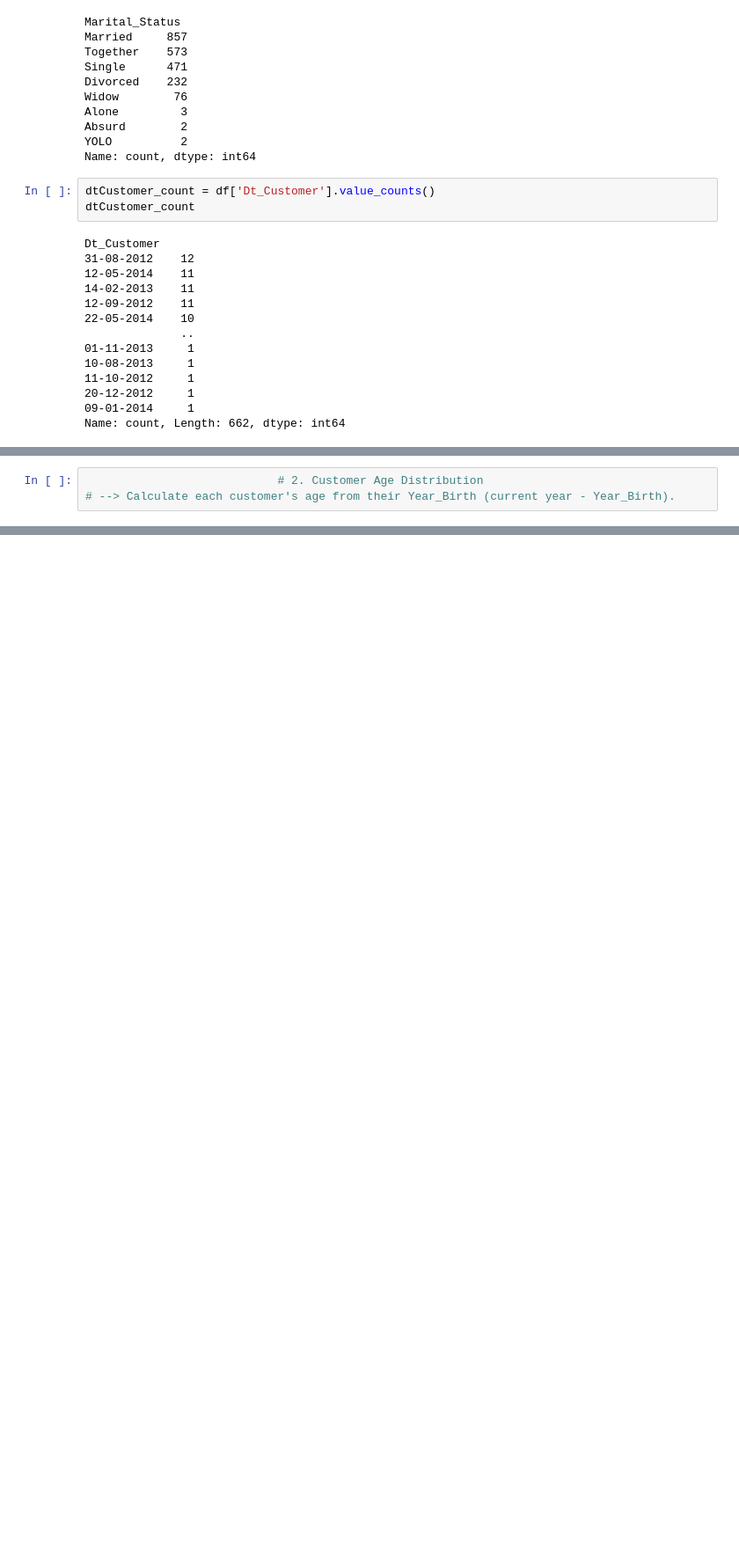
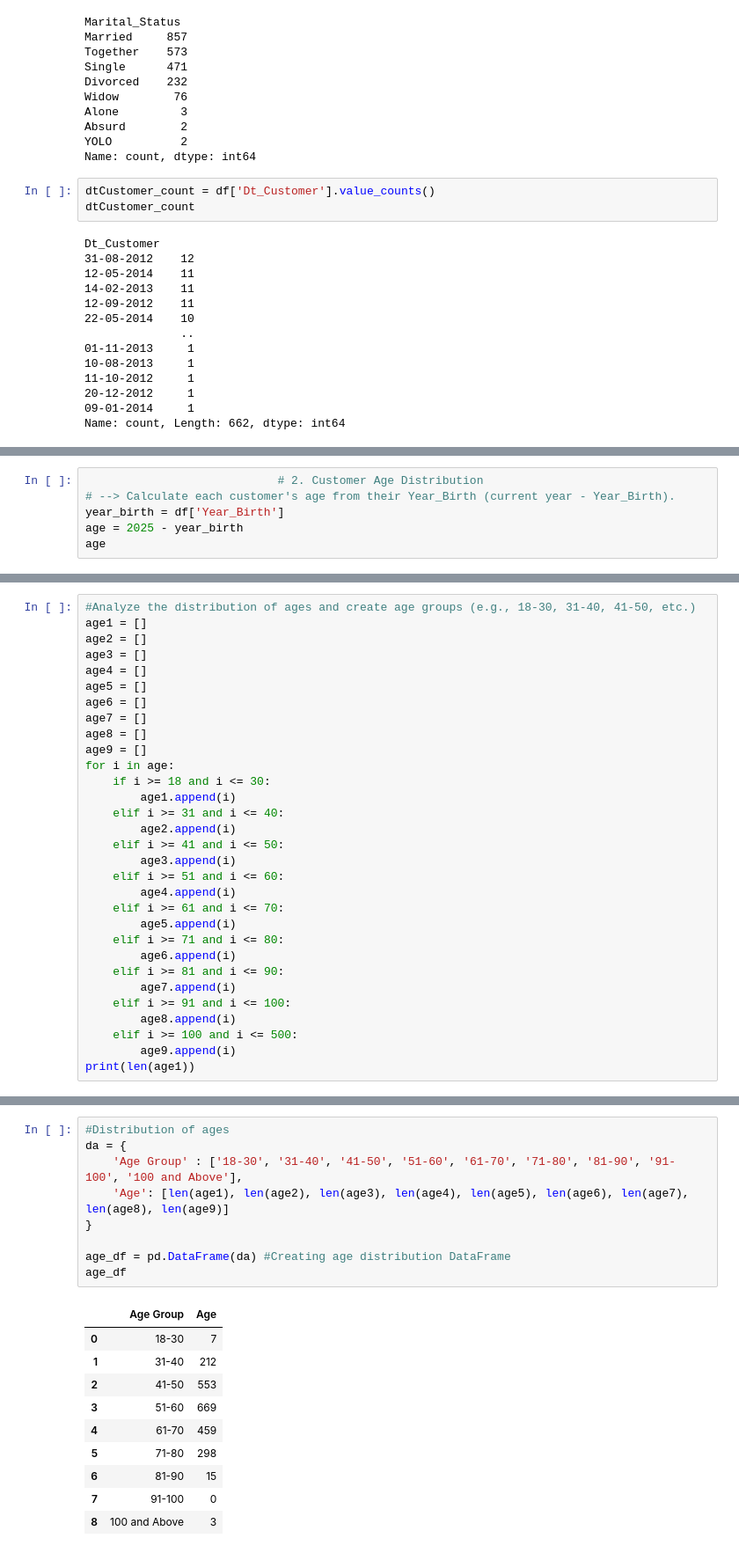
Before and after one commit to CisseBenn/Customer-Personality-Analysis, a Jupyter notebook: main.ipynb, the cells around one changed output, grey strips where cells are left out. Shown at 88% size. Saved outputs shown, nothing was run; the diff lists cells and outputs as text; blank space fills up the shorter version.

Commit message:
Update main.ipynb
Customer age distribution

```diff
--- a/main.ipynb
+++ b/main.ipynb
@@ -273,3 +271,6 @@ Name: proportion, dtype: int64
 # %%
                             # 2. Customer Age Distribution
 # --> Calculate each customer's age from their Year_Birth (current year - Year_Birth).
+year_birth = df['Year_Birth']
+age = 2025 - year_birth
+age
@@ -275,0 +290,31 @@ Name: proportion, dtype: int64
+# %%
+#Analyze the distribution of ages and create age groups (e.g., 18-30, 31-40, 41-50, etc.)
+age1 = []
+age2 = []
+age3 = []
+age4 = []
+age5 = []
+age6 = []
+age7 = []
+age8 = []
+age9 = []
+for i in age:
+    if i >= 18 and i <= 30:
+        age1.append(i)
+    elif i >= 31 and i <= 40:
+        age2.append(i)
+    elif i >= 41 and i <= 50:
+        age3.append(i)
+    elif i >= 51 and i <= 60:
+        age4.append(i)
+    elif i >= 61 and i <= 70:
+        age5.append(i)
+    elif i >= 71 and i <= 80:
+        age6.append(i)
+    elif i >= 81 and i <= 90:
+        age7.append(i)
+    elif i >= 91 and i <= 100:
+        age8.append(i)
+    elif i >= 100 and i <= 500:
+        age9.append(i)
+print(len(age1))
@@ -275,0 +323,20 @@ Name: proportion, dtype: int64
+# %%
+#Distribution of ages
+da = {
+    'Age Group' : ['18-30', '31-40', '41-50', '51-60', '61-70', '71-80', '81-90', '91-100', '100 and Above'],
+    'Age': [len(age1), len(age2), len(age3), len(age4), len(age5), len(age6), len(age7), len(age8), len(age9)]
+}
+
+age_df = pd.DataFrame(da) #Creating age distribution DataFrame
+age_df
+# %% [output]
+|  | Age Group | Age |
+| 0 | 18-30 | 7 |
+| 1 | 31-40 | 212 |
+| 2 | 41-50 | 553 |
+| 3 | 51-60 | 669 |
+| 4 | 61-70 | 459 |
+| 5 | 71-80 | 298 |
+| 6 | 81-90 | 15 |
+| 7 | 91-100 | 0 |
+| 8 | 100 and Above | 3 |
```
Also changed, not shown: parts of 4 cells of this notebook.
